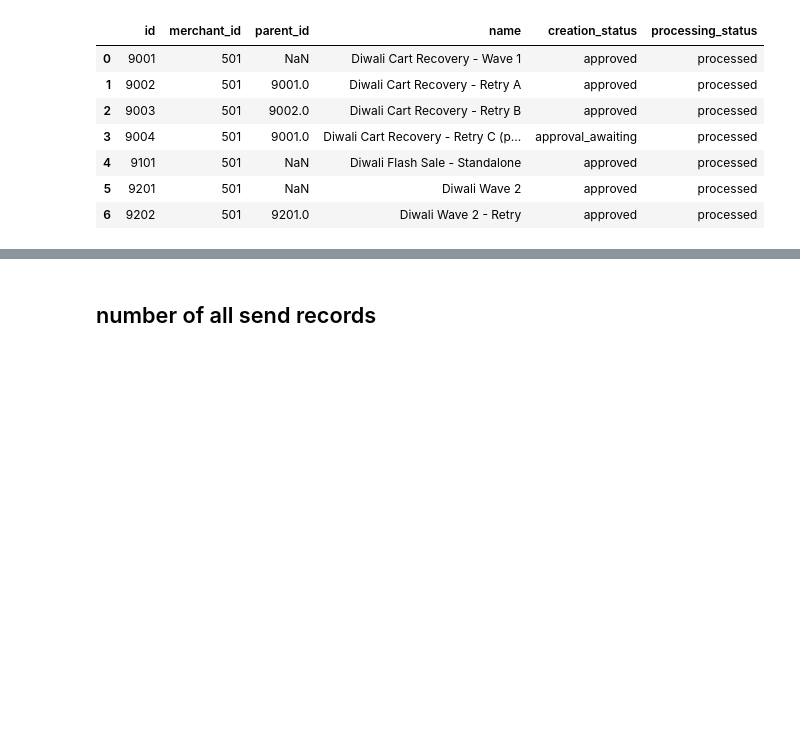
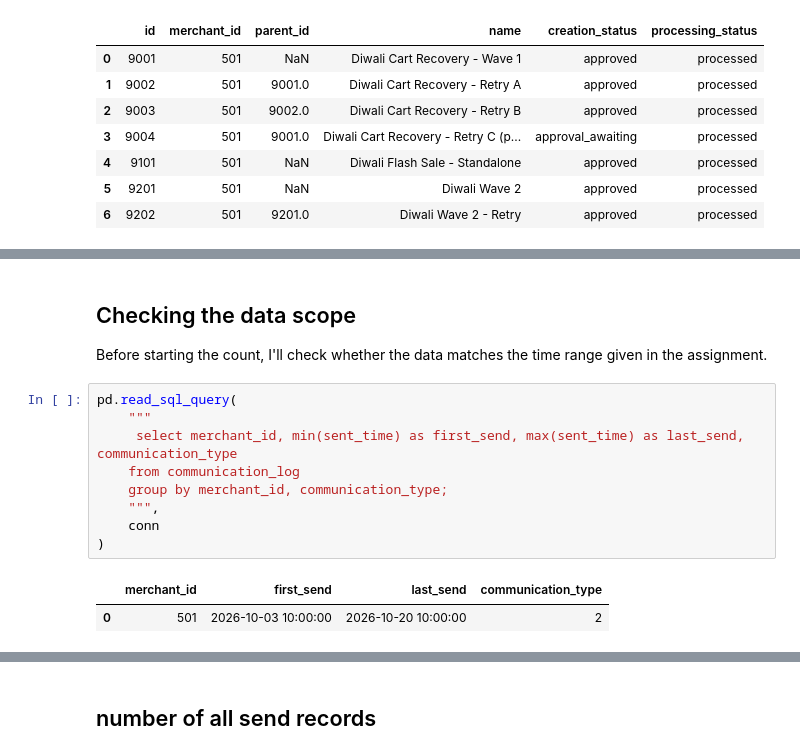
Before and after one commit to piyushkalra002/xeno_data_analysis_assignment, a Jupyter notebook: Analysis.ipynb, the cells around one changed output, grey strips where cells are left out. Cells and saved outputs as stored; diff of their text form; blank space fills up the shorter version.

```diff
--- a/Analysis.ipynb
+++ b/Analysis.ipynb
@@ -56,3 +56,19 @@ pd.read_sql_query(
 | 27 | 28 | 501 | 9201 | D3 | 2 | 900 | 2026-10-07 10:00:00 | ... |
 | 28 | 29 | 501 | 9201 | D4 | 2 | 900 | 2026-10-07 10:00:00 | ... |
 | 29 | 30 | 501 | 9201 | D5 | 2 | 900 | 2026-10-07 10:00:00 | ... |
+# %% [markdown]
+## Checking the data scope
+
+Before starting the count, I'll check whether the data matches the time range given in the assignment.
+# %%
+pd.read_sql_query(
+    """
+     select merchant_id, min(sent_time) as first_send, max(sent_time) as last_send, communication_type
+    from communication_log
+    group by merchant_id, communication_type;
+    """,
+    conn
+)
+# %% [output]
+|  | merchant_id | first_send | last_send | communication_type |
+| 0 | 501 | 2026-10-03 10:00:00 | 2026-10-20 10:00:00 | 2 |
```
Also changed, not shown: parts of 5 cells of this notebook, 1 other file.
